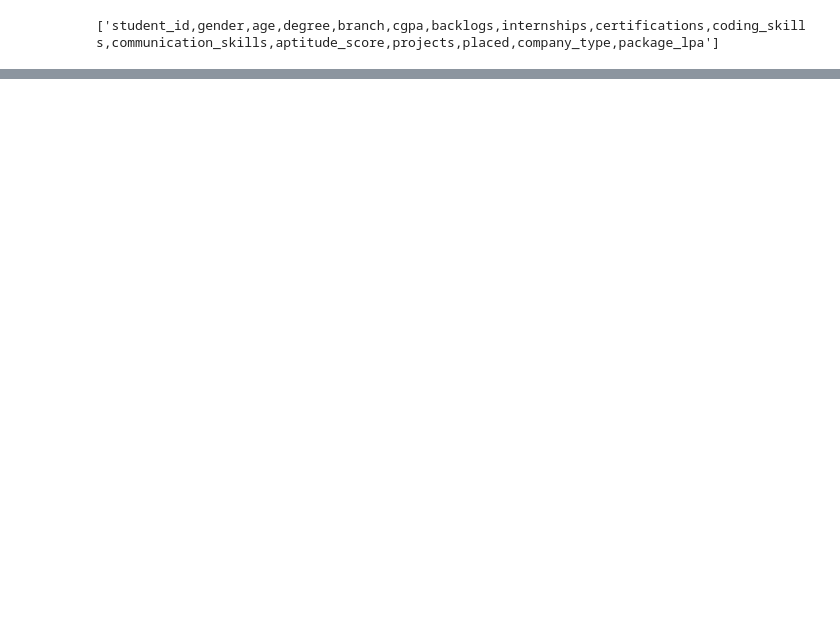
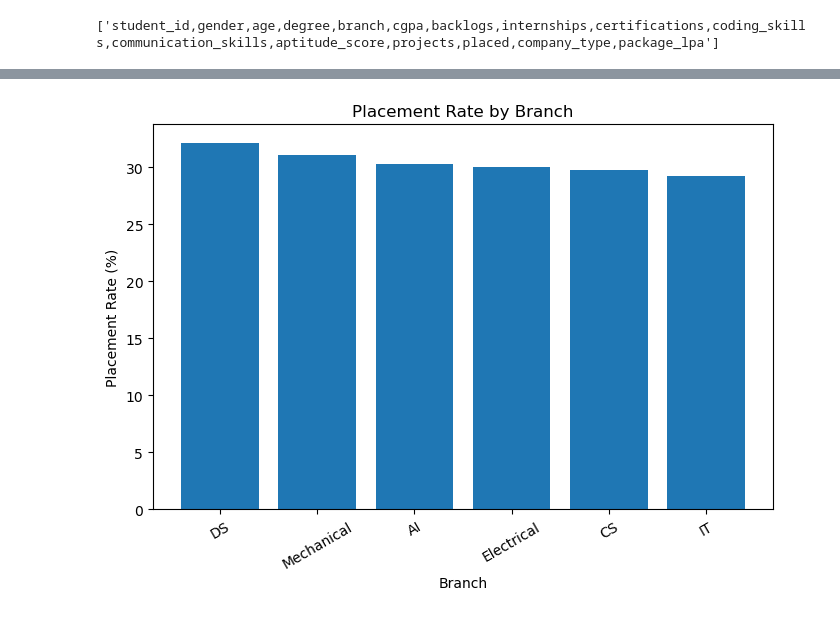
Before and after one commit to ruchaakadam/CampusPulse, a Jupyter notebook: analysis/01_data_understanding.ipynb, the cells around one changed output, grey strips where cells are left out. Cells and saved outputs as stored; diff of their text form; code cells hidden in the pictures; blank space fills up the shorter version.

```diff
--- a/analysis/01_data_understanding.ipynb
+++ b/analysis/01_data_understanding.ipynb
@@ -49,0 +422,5 @@ df.columns.tolist()
+# %%
+numeric_columns = ["student_id", "age", "cgpa", "backlogs"]
+
+for col in numeric_columns:
+    df_clean[col] = pd.to_numeric(df_clean[col], errors="coerce")
@@ -49,0 +1079,13 @@ df.columns.tolist()
+# %%
+placed_package = df_clean.loc[
+    df_clean["placed"] == 1,
+    "package_lpa"
+]
+
+package_summary = placed_package.describe().round(2)
+
+print("=== PLACED STUDENT PACKAGE ANALYSIS ===")
+print(package_summary)
+
+print("\nMedian package:", round(placed_package.median(), 2), "LPA")
+print("Average package:", round(placed_package.mean(), 2), "LPA")
@@ -49,0 +1152,64 @@ df.columns.tolist()
+# %%
+import matplotlib.pyplot as plt
+
+# 1. Placement rate by branch
+plt.figure(figsize=(8, 5))
+plt.bar(
+    branch_analysis.index,
+    branch_analysis["placement_rate"]
+)
+plt.xlabel("Branch")
+plt.ylabel("Placement Rate (%)")
+plt.title("Placement Rate by Branch")
+plt.xticks(rotation=30)
+plt.show()
+
+
+# 2. Placement rate by CGPA
+plt.figure(figsize=(8, 5))
+plt.bar(
+    cgpa_analysis.index.astype(str),
+    cgpa_analysis["placement_rate"]
+)
+plt.xlabel("CGPA Range")
+plt.ylabel("Placement Rate (%)")
+plt.title("Placement Rate by CGPA")
+plt.show()
+
+
+# 3. Placement rate by Coding Skills
+plt.figure(figsize=(8, 5))
+plt.bar(
+    coding_analysis.index.astype(str),
+    coding_analysis["placement_rate"]
+)
+plt.xlabel("Coding Skill Level")
+plt.ylabel("Placement Rate (%)")
+plt.title("Placement Rate by Coding Skill")
+plt.show()
+
+
+# 4. Placement rate by Backlogs
+plt.figure(figsize=(8, 5))
+plt.bar(
+    backlog_analysis.index.astype(str),
+    backlog_analysis["placement_rate"]
+)
+plt.xlabel("Number of Backlogs")
+plt.ylabel("Placement Rate (%)")
+plt.title("Placement Rate by Backlogs")
+plt.show()
+
+
+# 5. Package distribution
+plt.figure(figsize=(8, 5))
+plt.hist(
+    placed_package,
+    bins=15
+)
+plt.xlabel("Package (LPA)")
+plt.ylabel("Number of Students")
+plt.title("Package Distribution of Placed Students")
+plt.show()
+# %% [output]
+[figure, added]
```
Also changed, not shown: parts of 72 cells of this notebook, 2 other files.
